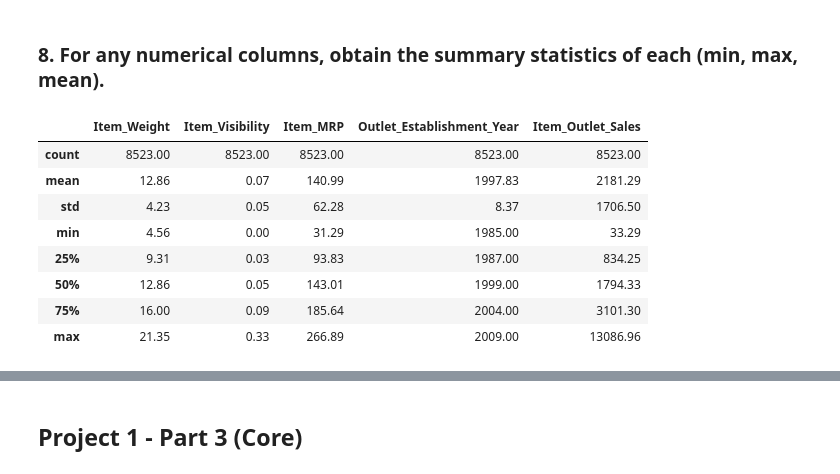
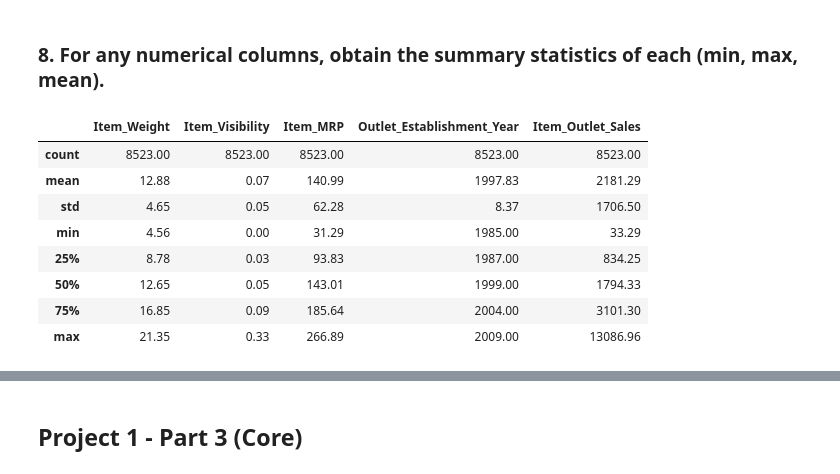
Before and after one commit to kellianneyang/first-portfolio-project, a Jupyter notebook: Project_1_Part_3_(Core).ipynb, the cells around one changed output, grey strips where cells are left out. Cells and saved outputs as stored; diff of their text form; code cells hidden in the pictures.

```diff
--- a/Project_1_Part_3_(Core).ipynb
+++ b/Project_1_Part_3_(Core).ipynb
@@ -166,3 +211,0 @@ mean_weight
-# %%
-# impute missing Item_Weight values with mean_weight
-df['Item_Weight'].fillna(mean_weight, inplace = True)
@@ -168,0 +216,12 @@ df['Item_Weight'].fillna(mean_weight, inplace = True)
+# %%
+# loop through all the rows in the df
+for index in df.index:
+
+  # create a filter for only items whose Item_Identifier matches that of the current row
+  outlet_identifier_filter = df['Outlet_Identifier'] == df.loc[index, 'Outlet_Identifier']
+
+  # calculate the mean item weight of the items in the filter
+  outlet_size = df.loc[outlet_identifier_filter, 'Outlet_Size'].min()
+
+  # assign the mean_item_weight to the Item_Weight column in this row
+  df.loc[index, 'Outlet_Size'] = outlet_size
@@ -168,0 +233,7 @@ df['Item_Weight'].fillna(mean_weight, inplace = True)
+# %%
+# none of the Outlet_Identifiers missing their Outlet_Size had an Outlet_Size in another row
+
+# since they are all unique outlets, their Outlet_Size is unknown
+# set their Outlet_Sizes to 'Unknown'
+
+df['Outlet_Size'].fillna('Unknown', inplace = True)
@@ -180,7 +254,2 @@ Name: Outlet_Size, dtype: int64
-# %%
-# not ideal to use mode since number of 'Medium' and 'Small' stores are similar
-# but will use mode since it will introduce the fewest numbers of errors compared to other categories
-
-df['Outlet_Size'].fillna('Medium', inplace = True)
 # %% [markdown]
 ### 6. Confirm that there are no missing values after addressing them.
@@ -266,14 +362,14 @@ Name: Outlet_Size, dtype: int64
 # %% [markdown]
 ### 8. For any numerical columns, obtain the summary statistics of each (min, max, mean).
 # %%
-df.describe().round(2)
+df.describe(include = 'number').round(2)
 # %% [output]
 |  | Item_Weight | Item_Visibility | Item_MRP | Outlet_Establishment_Year | Item_Outlet_Sales |
 | count | 8523.00 | 8523.00 | 8523.00 | 8523.00 | 8523.00 |
-| mean | 12.86 | 0.07 | 140.99 | 1997.83 | 2181.29 |
-| std | 4.23 | 0.05 | 62.28 | 8.37 | 1706.50 |
+| mean | 12.88 | 0.07 | 140.99 | 1997.83 | 2181.29 |
+| std | 4.65 | 0.05 | 62.28 | 8.37 | 1706.50 |
 | min | 4.56 | 0.00 | 31.29 | 1985.00 | 33.29 |
-| 25% | 9.31 | 0.03 | 93.83 | 1987.00 | 834.25 |
-| 50% | 12.86 | 0.05 | 143.01 | 1999.00 | 1794.33 |
-| 75% | 16.00 | 0.09 | 185.64 | 2004.00 | 3101.30 |
+| 25% | 8.78 | 0.03 | 93.83 | 1987.00 | 834.25 |
+| 50% | 12.65 | 0.05 | 143.01 | 1999.00 | 1794.33 |
+| 75% | 16.85 | 0.09 | 185.64 | 2004.00 | 3101.30 |
 | max | 21.35 | 0.33 | 266.89 | 2009.00 | 13086.96 |
```
Also changed, not shown: parts of 46 cells of this notebook.
